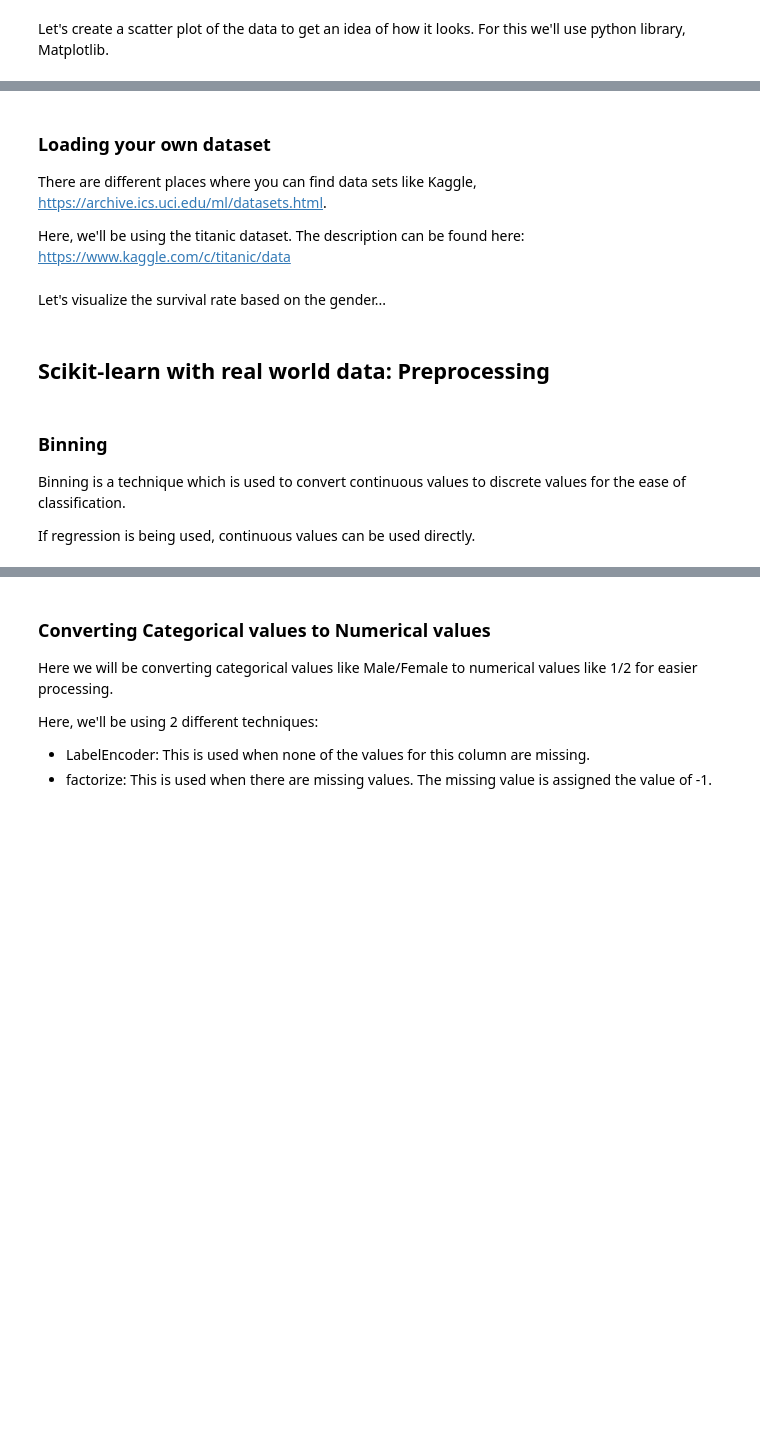
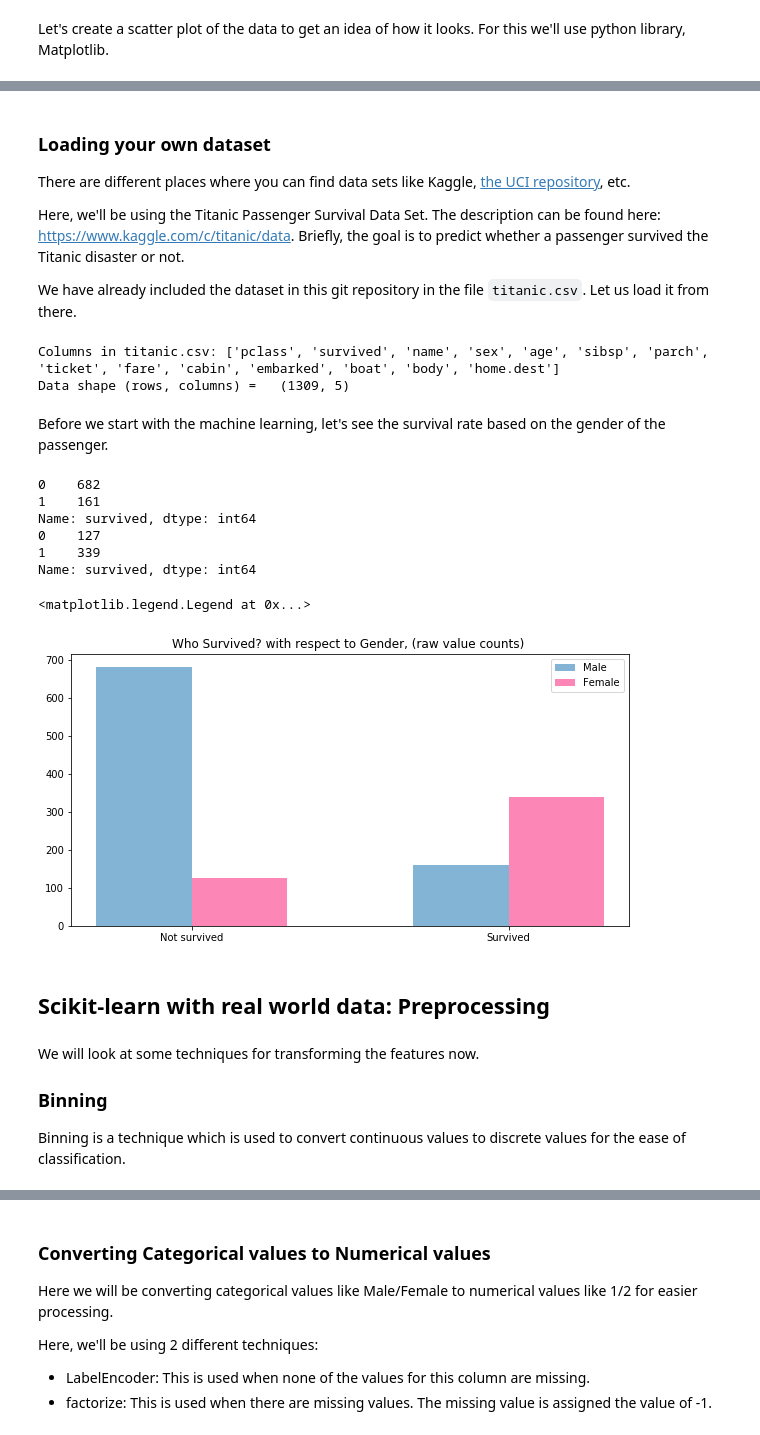
Before and after one commit to anniecherk/scikit_learn_and_keras_demo_fall_2017, a Jupyter notebook: Scikit-learn Demo.ipynb, the cells around one changed output, grey strips where cells are left out. Cells and saved outputs as stored; diff of their text form; code cells hidden in the pictures; blank space fills up the shorter version.

```diff
--- a/Scikit-learn Demo.ipynb
+++ b/Scikit-learn Demo.ipynb
@@ -63,8 +87,11 @@ plt.show()
 # %% [markdown]
 ### Loading your own dataset
-There are different places where you can find data sets like Kaggle, https://archive.ics.uci.edu/ml/datasets.html.
 
-Here, we'll be using the titanic dataset. The description can be found here: https://www.kaggle.com/c/titanic/data
+There are different places where you can find data sets like Kaggle, [the UCI repository](https://archive.ics.uci.edu/ml/datasets.html), etc.
+
+Here, we'll be using the Titanic Passenger Survival Data Set. The description can be found here: https://www.kaggle.com/c/titanic/data. Briefly, the goal is to predict whether a passenger survived the Titanic disaster or not.
+
+We have already included the dataset in this git repository in the file `titanic.csv`. Let us load it from there.
 # %%
 import os
 import pandas as pd
@@ -72,35 +99,54 @@ import pandas as pd
 #loading the datset from .csv file
 titanic = pd.read_csv(os.path.join('data', 'titanic.csv'))
 
-#print columns
-print(titanic.columns)
+#print columns in the table
+print("Columns in titanic.csv: " + str(list(titanic.columns)))
 
-#labels are stored in column survived. Fetching labels.
+#labels are stored in column named 'survived'. Let us save it in a variable called labels.
 labels = titanic.survived.values
 
 #fetch the columns that we'll be using for our models
 data = titanic[['pclass', 'sex', 'sibsp', 'parch', 'embarked']]
-data.shape
+print("Data shape (rows, columns) =  ", data.shape)
+# %% [output]
+Columns in titanic.csv: ['pclass', 'survived', 'name', 'sex', 'age', 'sibsp', 'parch', 'ticket', 'fare', 'cabin', 'embarked', 'boat', 'body', 'home.dest']
+Data shape (rows, columns) =   (1309, 5)
 # %% [markdown]
-Let's visualize the survival rate based on the gender...
+Before we start with the machine learning, let's see the survival rate based on the gender of the passenger.
 # %%
+# First, split the data by male/female.
 df_male = titanic.survived[titanic.sex == 'male'].value_counts().sort_index()
 df_female = titanic.survived[titanic.sex == 'female'].value_counts().sort_index()
 
-print(df_male, df_female)
+print(df_male)
+print(df_female)
 
-ax1 = plt.figure()
-df_male.plot(kind='barh',label='Male', alpha=0.55)
-df_female.plot(kind='barh', color='#FA2379',label='Female', alpha=0.55)
+# Use matplotlib again for plotting
+
+fig, ax = plt.subplots(figsize=(10,5))
+labels = [0,1]
+plt.bar([l - 0.15 for l in labels], df_male, 0.3, label = 'Male', alpha=0.55)
+plt.bar([l + 0.15 for l in labels], df_female, 0.3,color='#FA2379', label = 'Female', alpha=0.55)
+ax.set_xticks([0,1])
+ax.set_xticklabels(['Not survived', 'Survived'])
 plt.title("Who Survived? with respect to Gender, (raw value counts) "); plt.legend(loc='best')
+# %% [output]
+0    682
+1    161
+Name: survived, dtype: int64
+0    127
+1    339
+Name: survived, dtype: int64
+<matplotlib.legend.Legend at 0x...>
+[figure, added]
 # %% [markdown]
 
 ## Scikit-learn with real world data: Preprocessing
 # %% [markdown]
+We will look at some techniques for transforming the features now.
+
 ### Binning
 Binning is a technique which is used to convert continuous values to discrete values for the ease of classification.
-
-If regression is being used, continuous values can be used directly.
 # %%
 # let's have a look at ages and fares
 print('age')
```
Also changed, not shown: parts of 27 cells of this notebook.
